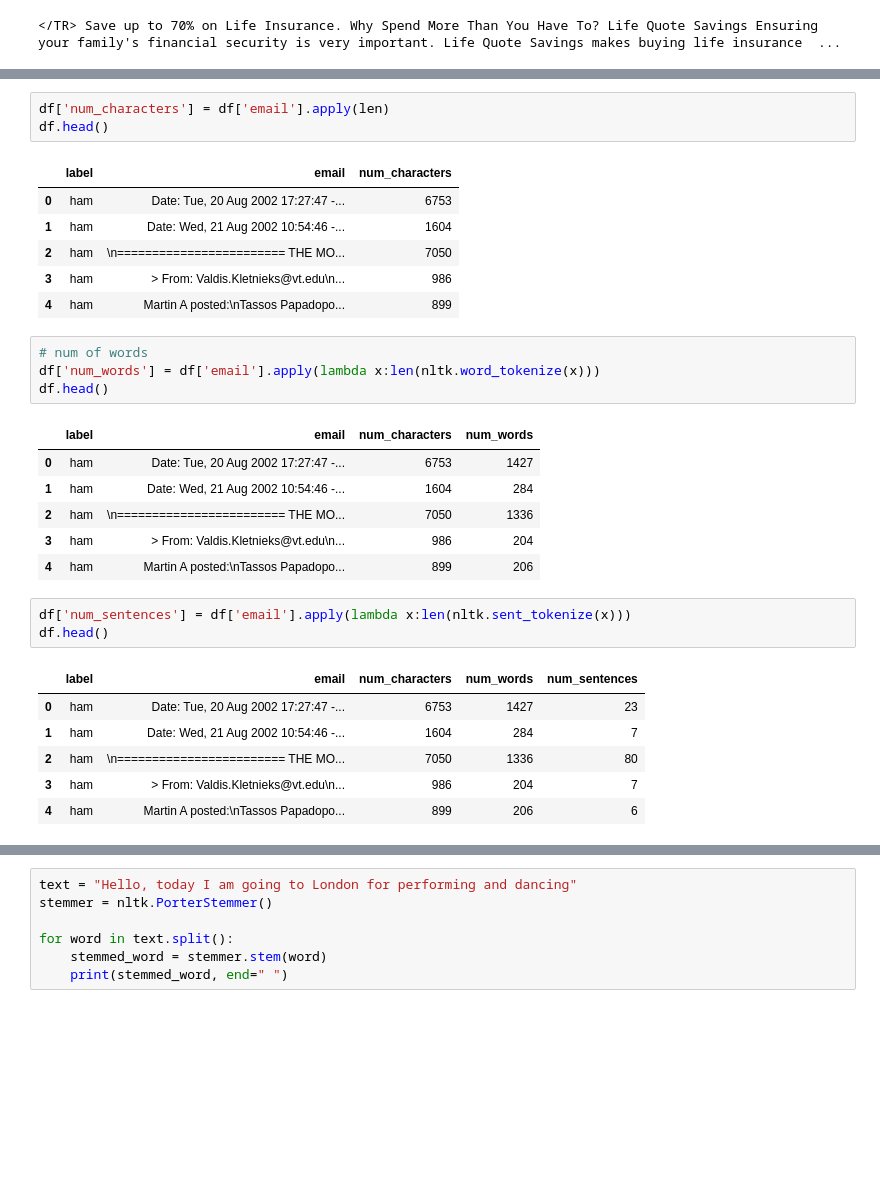
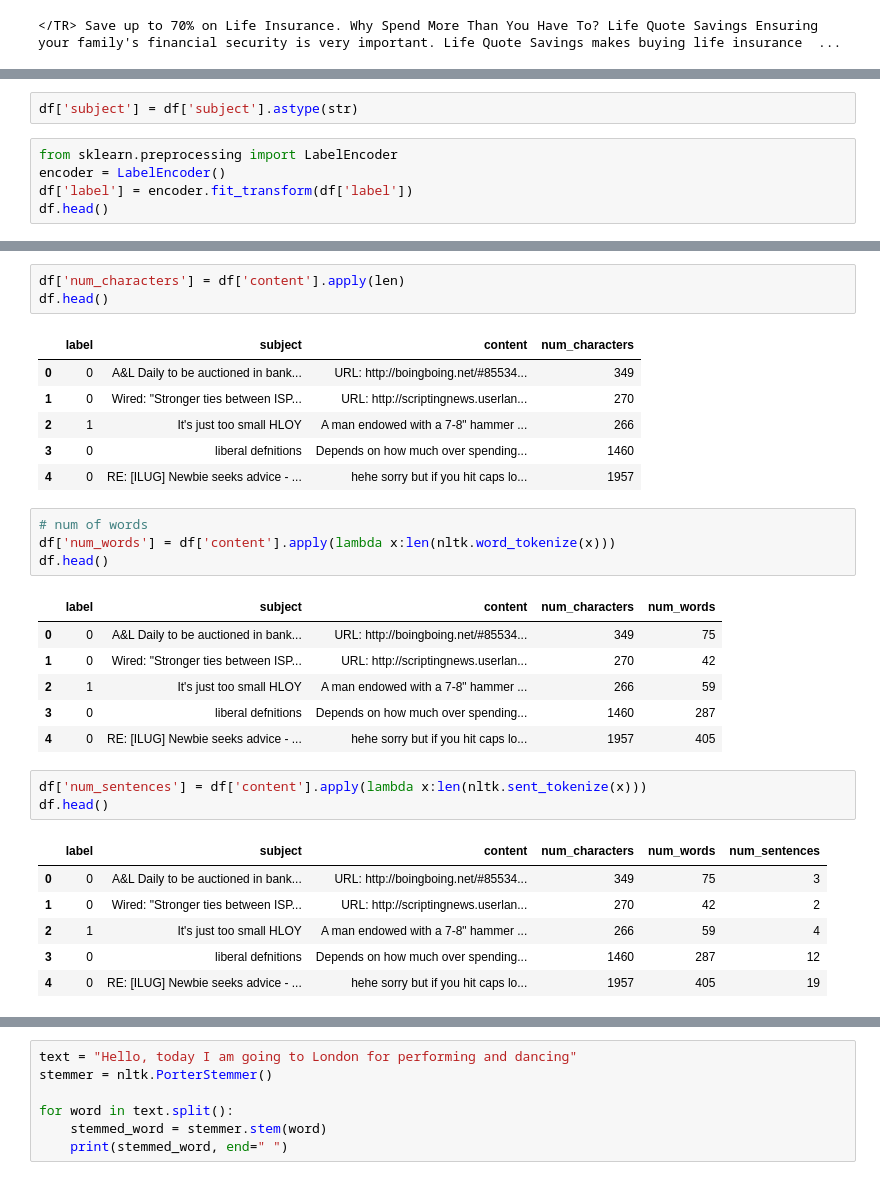
Before and after one commit to tl-lazy14/EmailSpamClassification, a Jupyter notebook: Email-Spam-Classification.ipynb, the cells around one changed output, grey strips where cells are left out. Drawn from its saved outputs; the diff is of its cells as text; blank space fills up the shorter version.

```diff
--- a/Email-Spam-Classification.ipynb
+++ b/Email-Spam-Classification.ipynb
@@ -363,0 +428,7 @@ df.sample(5)
+# %%
+df['subject'] = df['subject'].astype(str)
+# %%
+from sklearn.preprocessing import LabelEncoder
+encoder = LabelEncoder()
+df['label'] = encoder.fit_transform(df['label'])
+df.head()
@@ -364,31 +442,31 @@ df.sample(5)
 # %%
-df['num_characters'] = df['email'].apply(len)
+df['num_characters'] = df['content'].apply(len)
 df.head()
 # %% [output]
-|  | label | email | num_characters |
-| 0 | ham | Date: Tue, 20 Aug 2002 17:27:47 -... | 6753 |
-| 1 | ham | Date: Wed, 21 Aug 2002 10:54:46 -... | 1604 |
-| 2 | ham | \n======================== THE MO... | 7050 |
-| 3 | ham | > From: Valdis.Kletnieks@vt.edu\n... | 986 |
-| 4 | ham | Martin A posted:\nTassos Papadopo... | 899 |
+|  | label | subject | content | num_characters |
+| 0 | 0 | A&L Daily to be auctioned in bank... | URL: http://boingboing.net/#85534... | 349 |
+| 1 | 0 | Wired: "Stronger ties between ISP... | URL: http://scriptingnews.userlan... | 270 |
+| 2 | 1 | It's just too small HLOY | A man endowed with a 7-8" hammer ... | 266 |
+| 3 | 0 | liberal defnitions | Depends on how much over spending... | 1460 |
+| 4 | 0 | RE: [ILUG] Newbie seeks advice - ... | hehe sorry but if you hit caps lo... | 1957 |
 # %%
 # num of words
-df['num_words'] = df['email'].apply(lambda x:len(nltk.word_tokenize(x)))
+df['num_words'] = df['content'].apply(lambda x:len(nltk.word_tokenize(x)))
 df.head()
 # %% [output]
-|  | label | email | num_characters | num_words |
-| 0 | ham | Date: Tue, 20 Aug 2002 17:27:47 -... | 6753 | 1427 |
-| 1 | ham | Date: Wed, 21 Aug 2002 10:54:46 -... | 1604 | 284 |
-| 2 | ham | \n======================== THE MO... | 7050 | 1336 |
-| 3 | ham | > From: Valdis.Kletnieks@vt.edu\n... | 986 | 204 |
-| 4 | ham | Martin A posted:\nTassos Papadopo... | 899 | 206 |
+|  | label | subject | content | num_characters | num_words |
+| 0 | 0 | A&L Daily to be auctioned in bank... | URL: http://boingboing.net/#85534... | 349 | 75 |
+| 1 | 0 | Wired: "Stronger ties between ISP... | URL: http://scriptingnews.userlan... | 270 | 42 |
+| 2 | 1 | It's just too small HLOY | A man endowed with a 7-8" hammer ... | 266 | 59 |
+| 3 | 0 | liberal defnitions | Depends on how much over spending... | 1460 | 287 |
+| 4 | 0 | RE: [ILUG] Newbie seeks advice - ... | hehe sorry but if you hit caps lo... | 1957 | 405 |
 # %%
-df['num_sentences'] = df['email'].apply(lambda x:len(nltk.sent_tokenize(x)))
+df['num_sentences'] = df['content'].apply(lambda x:len(nltk.sent_tokenize(x)))
 df.head()
 # %% [output]
-|  | label | email | num_characters | num_words | num_sentences |
-| 0 | ham | Date: Tue, 20 Aug 2002 17:27:47 -... | 6753 | 1427 | 23 |
-| 1 | ham | Date: Wed, 21 Aug 2002 10:54:46 -... | 1604 | 284 | 7 |
-| 2 | ham | \n======================== THE MO... | 7050 | 1336 | 80 |
-| 3 | ham | > From: Valdis.Kletnieks@vt.edu\n... | 986 | 204 | 7 |
-| 4 | ham | Martin A posted:\nTassos Papadopo... | 899 | 206 | 6 |
+|  | label | subject | content | num_characters | num_words | num_sentences |
+| 0 | 0 | A&L Daily to be auctioned in bank... | URL: http://boingboing.net/#85534... | 349 | 75 | 3 |
+| 1 | 0 | Wired: "Stronger ties between ISP... | URL: http://scriptingnews.userlan... | 270 | 42 | 2 |
+| 2 | 1 | It's just too small HLOY | A man endowed with a 7-8" hammer ... | 266 | 59 | 4 |
+| 3 | 0 | liberal defnitions | Depends on how much over spending... | 1460 | 287 | 12 |
+| 4 | 0 | RE: [ILUG] Newbie seeks advice - ... | hehe sorry but if you hit caps lo... | 1957 | 405 | 19 |
```
Also changed, not shown: parts of 79 cells of this notebook, 16 other files.
